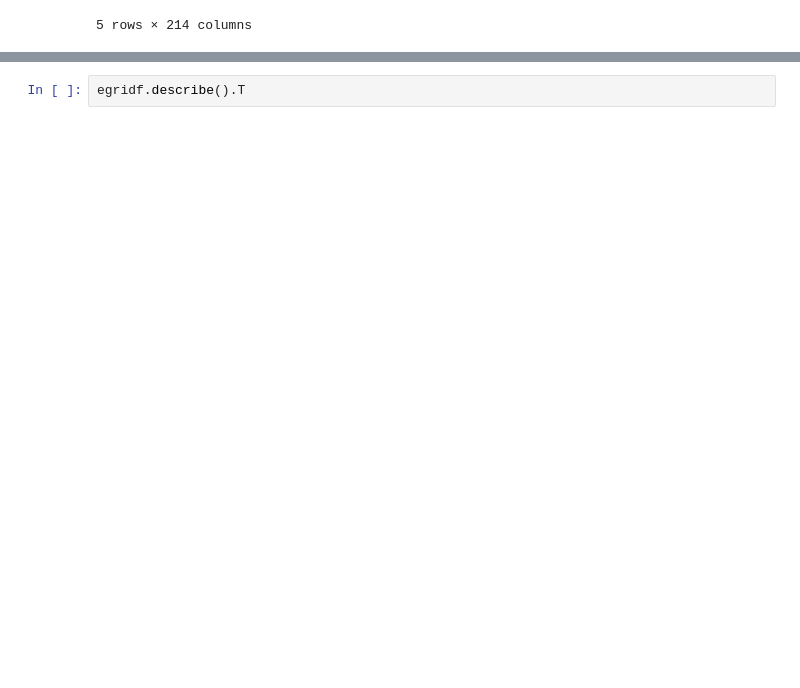
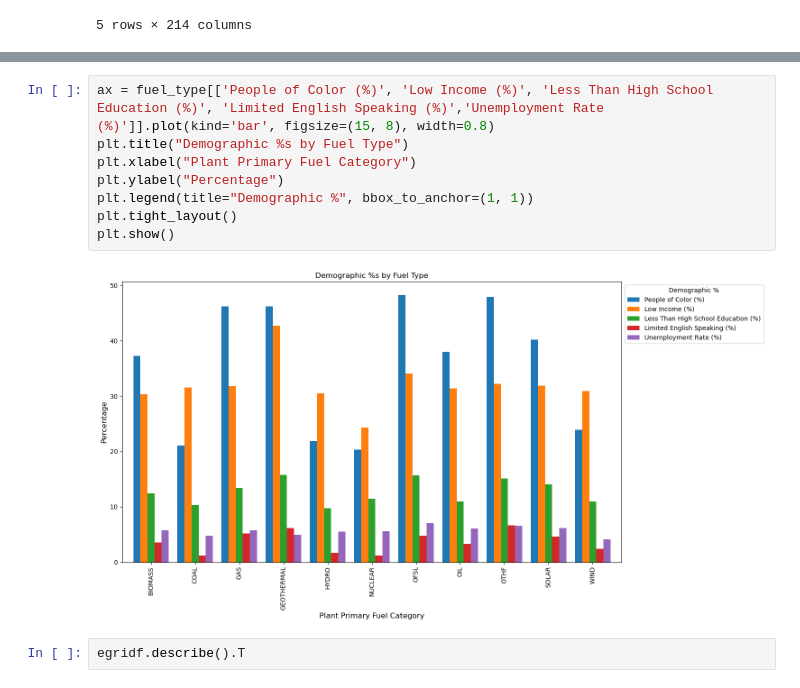
Before and after one commit to reilyfairchild/Data102_Final_Project, a Jupyter notebook: dataset_3_EDA.ipynb, the cells around one changed output, grey strips where cells are left out. Saved outputs shown, nothing was run; the diff lists cells and outputs as text; blank space fills up the shorter version.

```diff
--- a/dataset_3_EDA.ipynb
+++ b/dataset_3_EDA.ipynb
@@ -258,3 +236,13 @@ egridf.groupby("Plant primary fuel category_x").count()
+# %%
+ax = fuel_type[['People of Color (%)', 'Low Income (%)', 'Less Than High School Education (%)', 'Limited English Speaking (%)','Unemployment Rate (%)']].plot(kind='bar', figsize=(15, 8), width=0.8)
+plt.title("Demographic %s by Fuel Type")
+plt.xlabel("Plant Primary Fuel Category")
+plt.ylabel("Percentage")
+plt.legend(title="Demographic %", bbox_to_anchor=(1, 1))
+plt.tight_layout()
+plt.show()
+# %% [output]
+[figure, added]
 # %%
 egridf.describe().T
 # %% [output]
```
Also changed, not shown: parts of 39 cells of this notebook, 2 other files.
